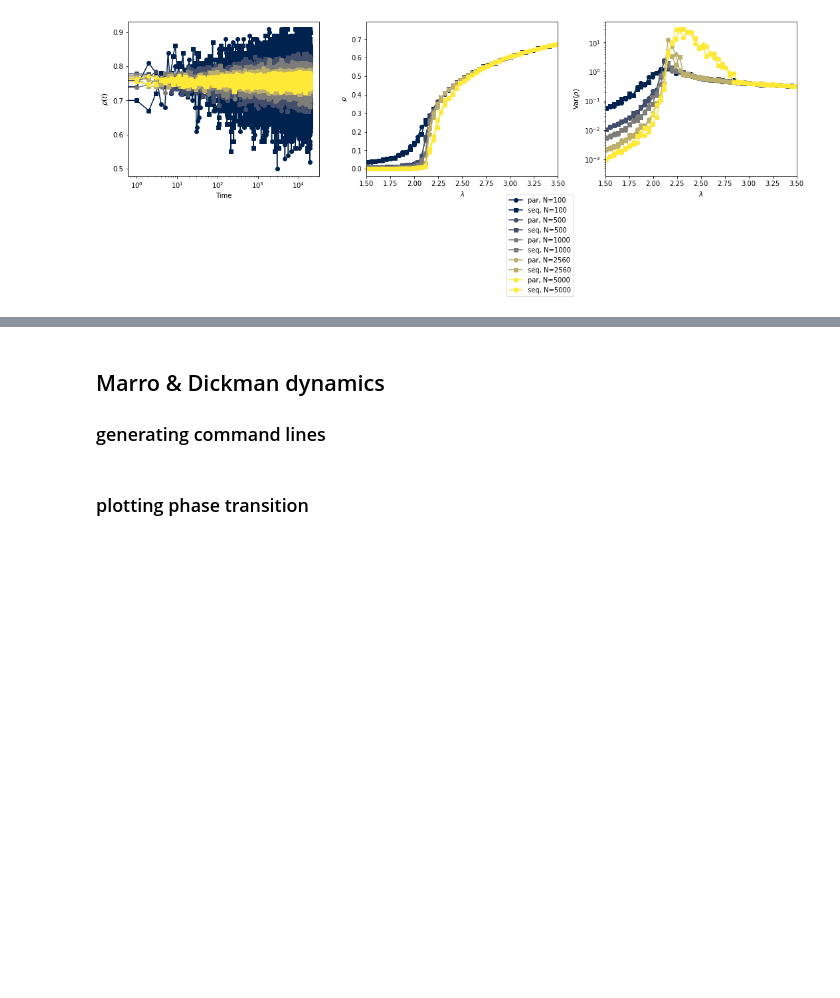
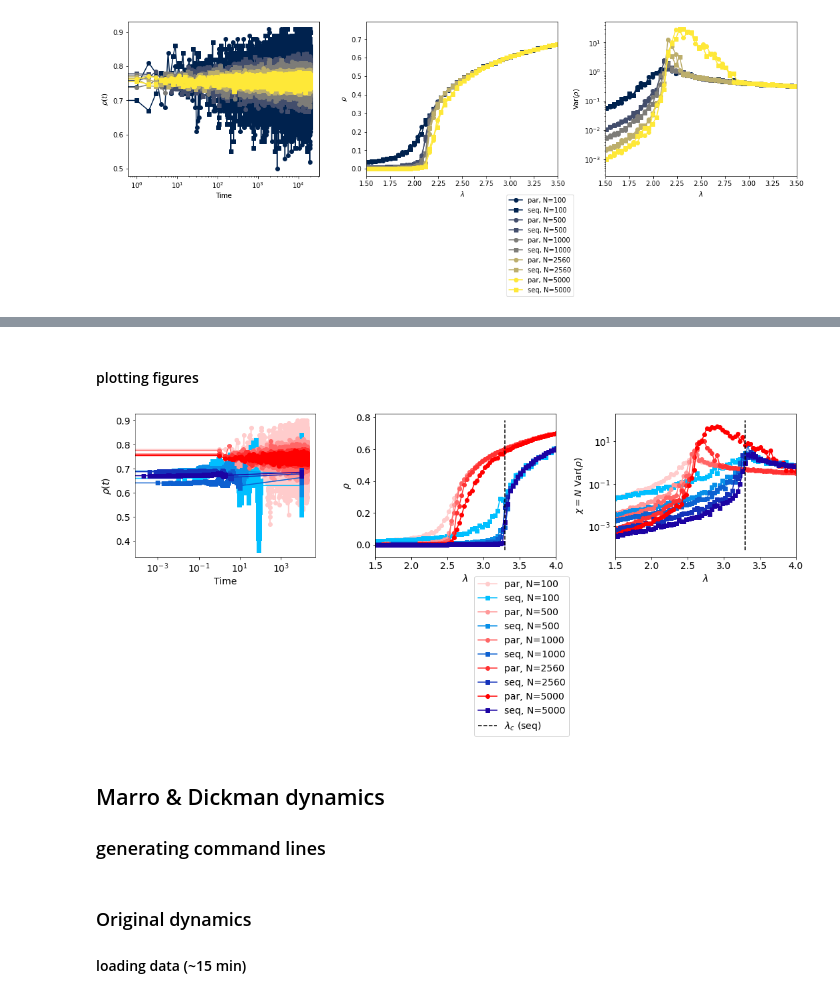
Before and after one commit to mgirardis/contact-process, a Jupyter notebook: check_phase_transition.ipynb, the cells around one changed output, grey strips where cells are left out. Drawn from its saved outputs; the diff is of its cells as text; code cells hidden in the pictures; blank space fills up the shorter version.

Commit message:
comparing phase transitions of sequential or parallel updates... they happen at different infection rates

```diff
--- a/check_phase_transition.ipynb
+++ b/check_phase_transition.ipynb
@@ -4,9 +4,3 @@
 ## Tome & Oliveira dynamics
 
 ### generating command lines
-# %%
-tTrans   = 10000
-tTotal   = 30000
-N = 5000
-
-(tTotal - 2*tTrans) * N * 8 / 1024 / 1024
@@ -181,3 +127,58 @@ plt.show()
+# %% [markdown]
+#### plotting figures
+# %%
+#colors = plt.get_cmap('cividis')(numpy.linspace(0,1,N_values.size))
+import sys
+del sys.modules['modules.plot_func']
+del pltt
+import modules.plot_func as pltt
+
+colors_seq = pltt.cmap_blue_deep()(numpy.linspace(0,1,N_values.size))
+colors_par = pltt.cmap_red_standard()(numpy.linspace(0,1,N_values.size))
+
+plt.rcParams.update({'font.size':14})
+fig,ax = plt.subplots(nrows=1,ncols=3,figsize=(15,4))
+
+ax[2].sharex(ax[1])
+
+# which lambda to show time series for
+ind = -1
+
+for k,N in enumerate(N_values):
+    if 'par' in data_to_plot:
+        if len(d_par_TO):
+            ax[0].plot(d_par_TO[k][ind].time , d_par_TO[k][ind].rho ,'-o',label=f'par, N={N}',color=colors_par[k])
+        ax[1].plot(     pt_par_TO[k].l       , pt_par_TO[k].rho     ,'-o',label=f'par, N={N}',color=colors_par[k])
+        ax[2].plot(     pt_par_TO[k].l       , pt_par_TO[k].suscept ,'-o',label=f'par, N={N}',color=colors_par[k])
+    if 'seq' in data_to_plot:
+        if len(d_seq_TO):
+            ax[0].plot(d_seq_TO[k][ind].time/d_seq_TO[k][ind].N , d_seq_TO[k][ind].rho ,'-s',label=f'seq, N={N}',color=colors_seq[k])
+        ax[1].plot(    pt_seq_TO[k].l                           , pt_seq_TO[k].rho     ,'-s',label=f'seq, N={N}',color=colors_seq[k])
+        ax[2].plot(    pt_seq_TO[k].l                           , pt_seq_TO[k].suscept ,'-s',label=f'seq, N={N}',color=colors_seq[k])
+    ax[0].set_xlabel('Time')
+    ax[0].set_ylabel('$\\rho(t)$')
+    ax[0].set_xscale('log')
+    #ax[0].set_yscale('log')
+    ax[1].set_xlabel('$\\lambda$')
+    ax[1].set_ylabel('$\\rho$')
+    ax[2].set_xlabel('$\\lambda$')
+    ax[2].set_ylabel('$\chi=N$ Var($\\rho$)')
+    ax[2].set_yscale('log')
+
+ax[1].set_xlim((1.5,4.0))
+
+l_c = 3.297848
+ax[1].vlines(l_c,ymin=ax[1].get_ylim()[0],ymax=ax[1].get_ylim()[1],ls='--',color='k',label='$\\lambda_c$ (seq)')
+ax[2].vlines(l_c,ymin=ax[2].get_ylim()[0],ymax=ax[2].get_ylim()[1],ls='--',color='k',label='$\\lambda_c$ (seq)')
+
+
+plt.tight_layout()
+
+ax[1].legend(bbox_to_anchor=(1.1,-0.1), loc='upper right')
+
+plt.show()
+# %% [output]
+[figure, added]
 # %% [markdown]
 ## Marro & Dickman dynamics
 
@@ -212,7 +213,9 @@ with open(cmd_line_filename,'w') as f:
             f.write('\n')
         f.write('\n')
 # %% [markdown]
-### plotting phase transition
+### Original dynamics
+
+#### loading data (~15 min)
 # %%
 import os
 import glob
```
Also changed, not shown: parts of 8 cells of this notebook, 1 other file.
